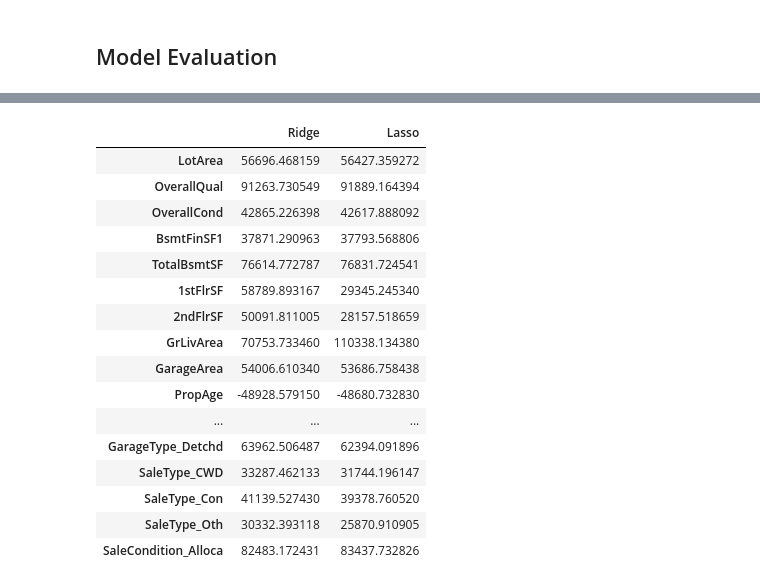
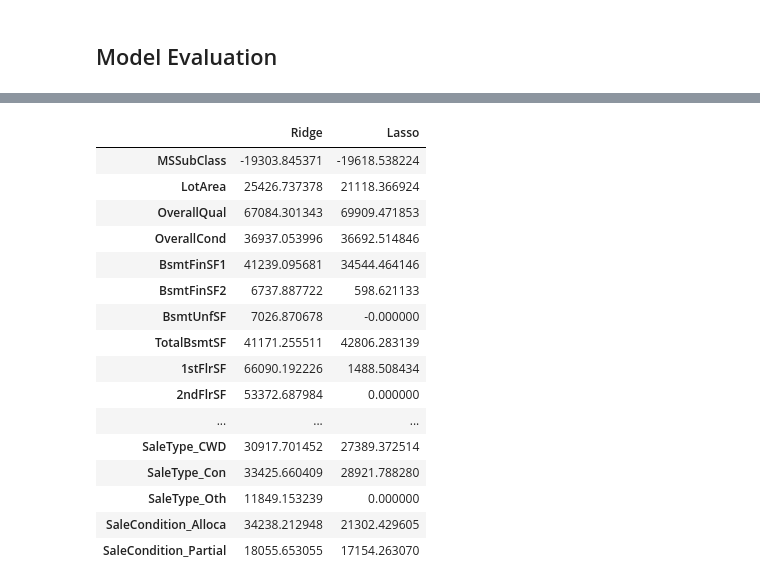
Before and after one commit to namadipta/House-Price-Prediction, a Jupyter notebook: House-Price-Prediction.ipynb, the cells around one changed output, grey strips where cells are left out. Cells and saved outputs as stored; diff of their text form; code cells hidden in the pictures.

```diff
--- a/House-Price-Prediction.ipynb
+++ b/House-Price-Prediction.ipynb
@@ -397,11 +397,10 @@ X_test.head()
 # %%
 ### Build Linear Regression Model Automated Approach
 lm = LinearRegression()
-lm.fit(X_train, y_train)
+lm=lm.fit(X_train, y_train)
 
-# Use RFE to eliminate some columns
-# Lets take top 15 features to build the model and drop columns based for manual approach
-rfe = RFE(lm, n_features_to_select=25)
+# Lets take top 25 features to build the model
+rfe = RFE(lm, n_features_to_select=50)
 rfe = rfe.fit(X_train, y_train)
 # %%
 # Lets check the columns selected by RFE
@@ -543,5 +544,6 @@ optimal alpha value is 0.1
 # %%
-alpha = 0.1
+#Fitting Ridge model for alpha = 1.0
+alpha = 1.0
 ridge = Ridge(alpha=alpha)
 ridge.fit(X_train1, y_train)
 ridge.coef_
@@ -625,5 +634,7 @@ optimal alpha value for Lasso is 9.0
 # %%
-alpha =9.0
+#Fitting Lasso model for alpha = 50
+
+alpha =50
 
 lasso = Lasso(alpha=alpha)
 
@@ -756,22 +773,22 @@ betas['Ridge'] = ridge.coef_
 betas['Lasso'] = lasso.coef_
 # %%
 pd.set_option('display.max_rows', None)
-betas.head(25)
+betas.head(60)
 # %% [output]
 |  | Ridge | Lasso |
-| LotArea | 56696.468159 | 56427.359272 |
-| OverallQual | 91263.730549 | 91889.164394 |
-| OverallCond | 42865.226398 | 42617.888092 |
-| BsmtFinSF1 | 37871.290963 | 37793.568806 |
-| TotalBsmtSF | 76614.772787 | 76831.724541 |
-| 1stFlrSF | 58789.893167 | 29345.245340 |
-| 2ndFlrSF | 50091.811005 | 28157.518659 |
-| GrLivArea | 70753.733460 | 110338.134380 |
-| GarageArea | 54006.610340 | 53686.758438 |
-| PropAge | -48928.579150 | -48680.732830 |
+| MSSubClass | -19303.845371 | -19618.538224 |
+| LotArea | 25426.737378 | 21118.366924 |
+| OverallQual | 67084.301343 | 69909.471853 |
+| OverallCond | 36937.053996 | 36692.514846 |
+| BsmtFinSF1 | 41239.095681 | 34544.464146 |
+| BsmtFinSF2 | 6737.887722 | 598.621133 |
+| BsmtUnfSF | 7026.870678 | -0.000000 |
+| TotalBsmtSF | 41171.255511 | 42806.283139 |
+| 1stFlrSF | 66090.192226 | 1488.508434 |
+| 2ndFlrSF | 53372.687984 | 0.000000 |
 | ... | ... | ... |
-| GarageType_Detchd | 63962.506487 | 62394.091896 |
-| SaleType_CWD | 33287.462133 | 31744.196147 |
-| SaleType_Con | 41139.527430 | 39378.760520 |
-| SaleType_Oth | 30332.393118 | 25870.910905 |
-| SaleCondition_Alloca | 82483.172431 | 83437.732826 |
+| SaleType_CWD | 30917.701452 | 27389.372514 |
+| SaleType_Con | 33425.660409 | 28921.788280 |
+| SaleType_Oth | 11849.153239 | 0.000000 |
+| SaleCondition_Alloca | 34238.212948 | 21302.429605 |
+| SaleCondition_Partial | 18055.653055 | 17154.263070 |
```
Also changed, not shown: parts of 28 cells of this notebook, 1 other file.
